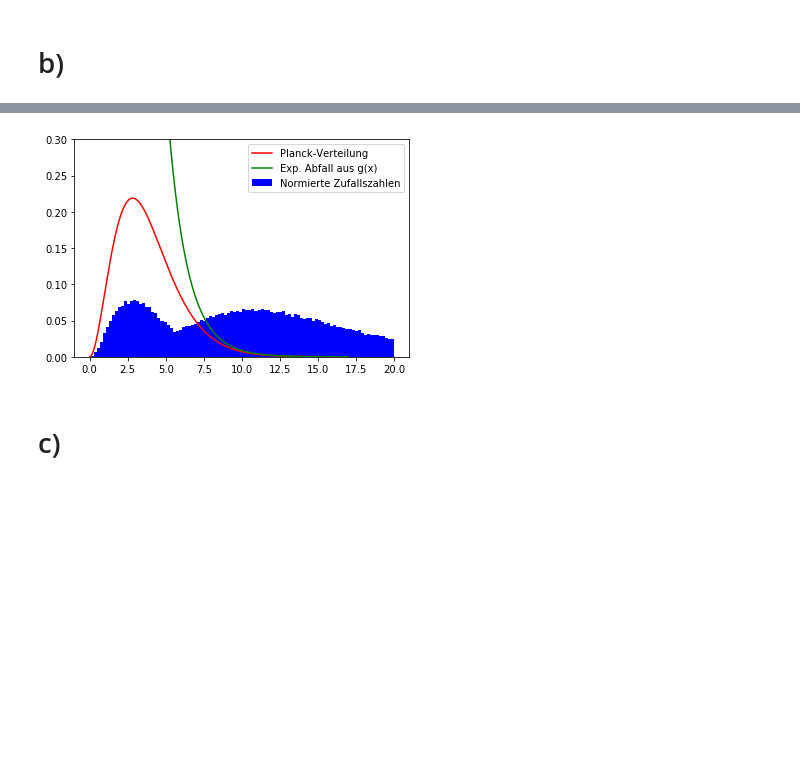
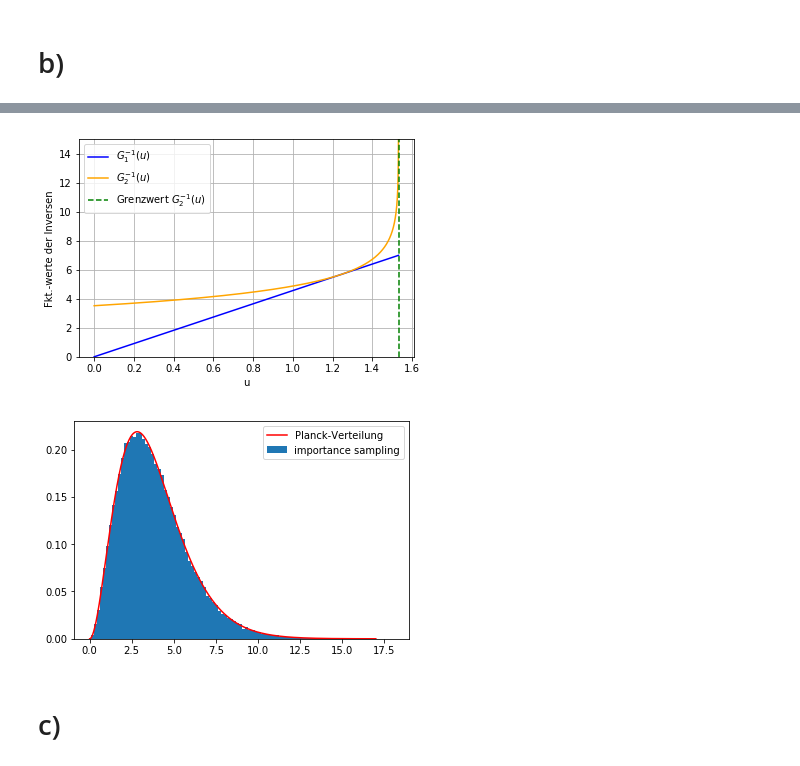
Before and after one commit to MagischeMiesmuschel/SMD_Uebung_WS1819, a Jupyter notebook: Abgabe3/Aufgabe8.ipynb, the cells around one changed output, grey strips where cells are left out. Cells and saved outputs as stored; diff of their text form; code cells hidden in the pictures; blank space fills up the shorter version.

```diff
--- a/Abgabe3/Aufgabe8.ipynb
+++ b/Abgabe3/Aufgabe8.ipynb
@@ -125,0 +142,6 @@ end_b = time.time()
+# %%
+def G1_inv(x,y_max):
+    return 1/y_max * x
+# %%
+def G2_inv(x,x_s,y_max):
+    return (-np.log((y_max*x_s-x)/(2000/9*15/np.pi**4)+np.exp(-x_s**(9/10))))**(10/9)
@@ -125,0 +171,13 @@ end_b = time.time()
+# %%
+z2 = np.linspace(0,limG2,10**5)
+plt.plot(z2,G1_inv(z2,y_max),'blue',label=r'$G_1^{-1}(u)$')
+plt.plot(z2,G2_inv(z2,x_s,y_max),'orange',label=r'$G_2^{-1}(u)$')
+plt.plot([limG2,limG2],[0,15],'g--',label='Grenzwert 'r'$G_2^{-1}(u)$')
+plt.legend()
+plt.ylim(0,15)
+plt.xlabel('u')
+plt.ylabel('Fkt.-werte der Inversen')
+plt.grid()
+plt.show()
+# %% [output]
+[figure, added]
@@ -126,12 +199,10 @@ end_b = time.time()
 # %%
-plt.hist(rnd_planck_b,color='b',bins=100,normed=True,label='Normierte Zufallszahlen')
+plt.hist(inv_list,bins=100,normed=True,label='importance sampling')
 plt.plot(y,f(y),'r',label='Planck-Verteilung')
-plt.plot(y,(200*(15/(np.pi**4))*y**(-0.1)*np.exp(-y**(0.9))),'g',label='Exp. Abfall aus g(x)')
 plt.legend()
-plt.ylim(0,0.3)
 plt.show()
 # %% [output]
-[figure, old version]
+[figure, new version]
 # %% [markdown]
 # c)
 # %%
```
Also changed, not shown: parts of 17 cells of this notebook.
